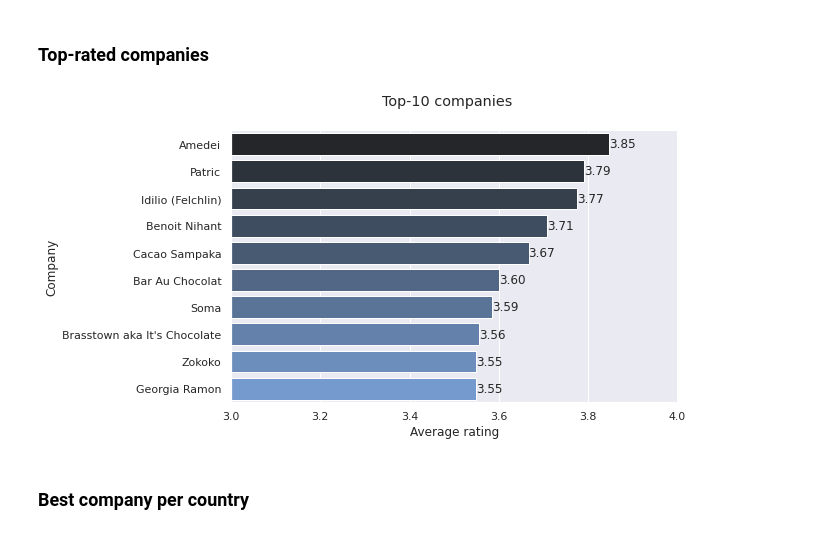
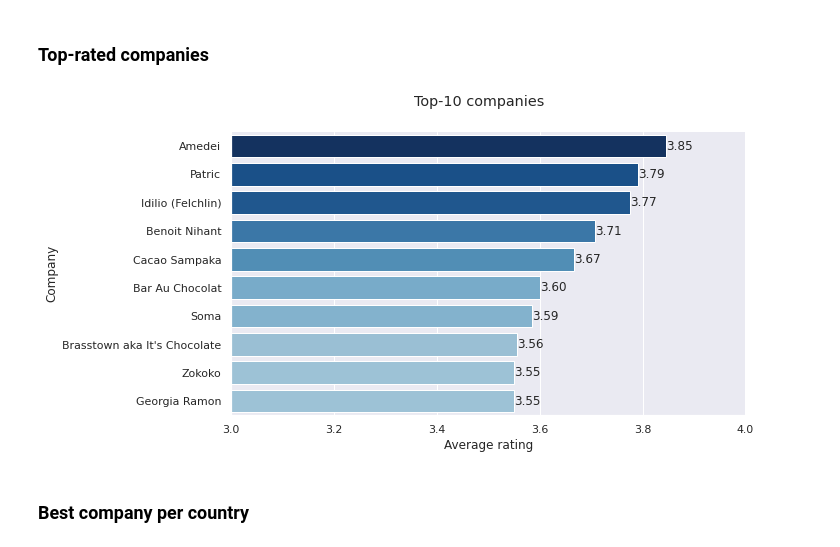
Before and after one commit to loris2222/ChocoData, a Jupyter notebook: code/ChocoData_from_colab.ipynb, the cells around one changed output. Saved outputs shown, nothing was run; the diff lists cells and outputs as text; code cells hidden in the pictures.

```diff
--- a/code/ChocoData_from_colab.ipynb
+++ b/code/ChocoData_from_colab.ipynb
@@ -541,35 +602,37 @@ plt.savefig('images/companies_per_number_of_reviews.pdf', bbox_inches='tight')
 # %% [markdown]
 ### Top-rated companies
 # %%
+TOP_COMPANIES = 10
+TITLE = 'Top-{} companies'.format(TOP_COMPANIES)
+
 # Drop all companies with less than N=5 reviews
 MIN_NUM_OF_REVIEWS = 5
-
-# Plot the top-N companies
-TOP_COMPANIES = 10
 
 # Remove all the entries with too few bars
 avg_companies = avg_companies.drop(
     avg_companies[avg_companies.num_revs < MIN_NUM_OF_REVIEWS].index)
 
 # Extract the ten better companies in term of average chocolate rating
 best_companies = avg_companies.nlargest(TOP_COMPANIES,
                                         columns=['avg_rating'])
 
 # Plot them through a horizontal barplot
 fig, ax = plt.subplots(1, 1, figsize=(8, 5))
-fig.suptitle('Top-{} companies'.format(TOP_COMPANIES))
-palette = get_palette(len(best_companies), ordered=True, invert=True)
+fig.suptitle(TITLE)
+fig.tight_layout()
+
+palette = get_palette(ordered=True, val_list=list(best_companies['avg_rating']))
+
 ax = sns.barplot(data=best_companies, x='avg_rating', y='company',
                  palette=palette)
 rename_axes(ax, 'Average rating', 'Company')
 ax.bar_label(ax.containers[0], fmt='%.2f')
 ax.set_xlim((3, 4))
 sns.despine()
 
-plt.savefig('images/top{}_companies.pdf'.format(TOP_COMPANIES),
-            bbox_inches='tight')
+save_plot(TITLE, subfolder='companies')
 # %% [output]
-[figure, old version]
+[figure, new version]
 # %% [markdown]
 ### Best company per country
 # %%
```
Also changed, not shown: parts of 24 cells of this notebook.
